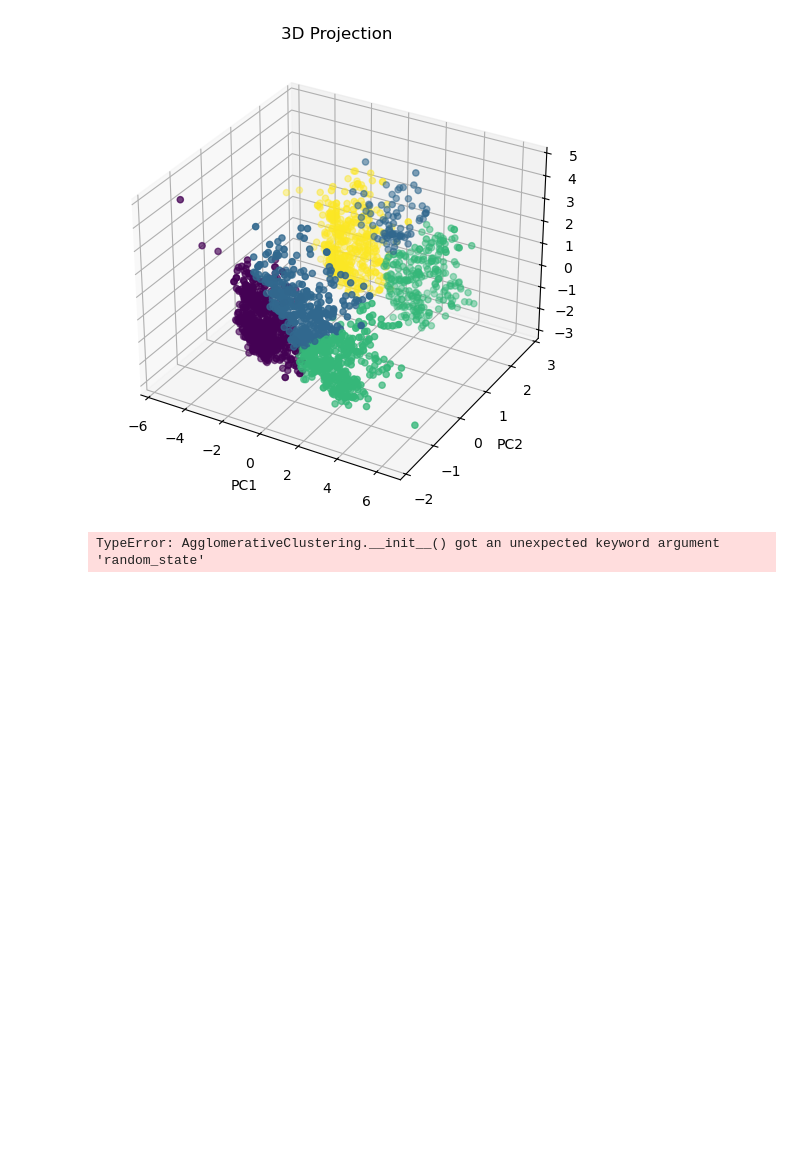
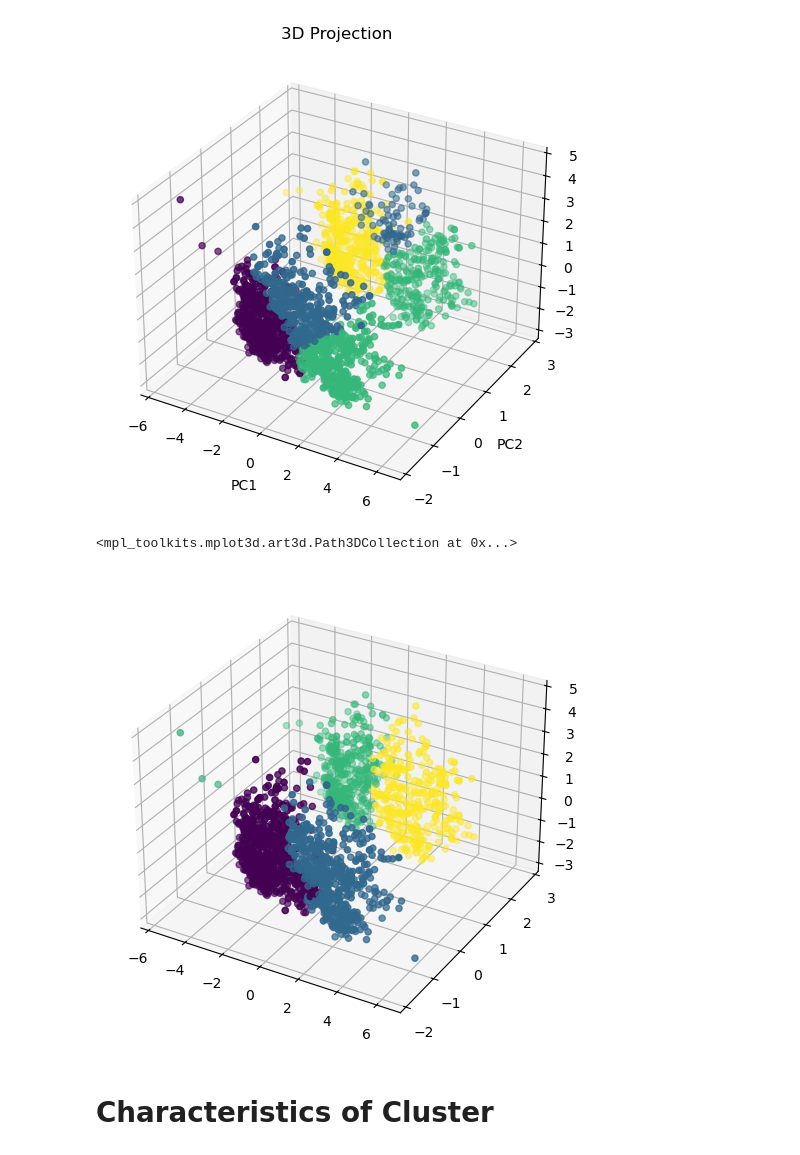
Before and after one commit to Sauravkumarv/E-commarce_customer_segmetation_system, a Jupyter notebook: e-commarce-customer-segmentation-system.ipynb, the cells around one changed output. Cells and saved outputs as stored; diff of their text form; code cells hidden in the pictures; blank space fills up the shorter version.

Commit message:
Four clusters we get through our analysis and algorithms

```diff
--- a/e-commarce-customer-segmentation-system.ipynb
+++ b/e-commarce-customer-segmentation-system.ipynb
@@ -248,12 +248,15 @@ Text(0.5, 0.92, '3D Projection')
 # %%
 # Agglomerative Clustering
 from sklearn.cluster import AgglomerativeClustering
 
-agg_clf=AgglomerativeClustering(n_clusters=4,random_state=42)
-label=agg_clf.fit_predict(X_pca)
+agg_clf=AgglomerativeClustering(n_clusters=4,linkage='ward')
+agg_label=agg_clf.fit_predict(X_pca)
 
 fig=plt.figure(figsize=(7,6))
 ax=fig.add_subplot(111,projection="3d")
-ax.scatter(X_pca[:,0],X_pca[:,1],X_pca[:,2],c=label)
+ax.scatter(X_pca[:,0],X_pca[:,1],X_pca[:,2],c=agg_label)
 # %% [output]
-TypeError: AgglomerativeClustering.__init__() got an unexpected keyword argument 'random_state'
+<mpl_toolkits.mplot3d.art3d.Path3DCollection at 0x...>
+[figure, added]
+# %% [markdown]
+# Characteristics of Cluster
```
Also changed, not shown: parts of 5 cells of this notebook, 1 other file.
